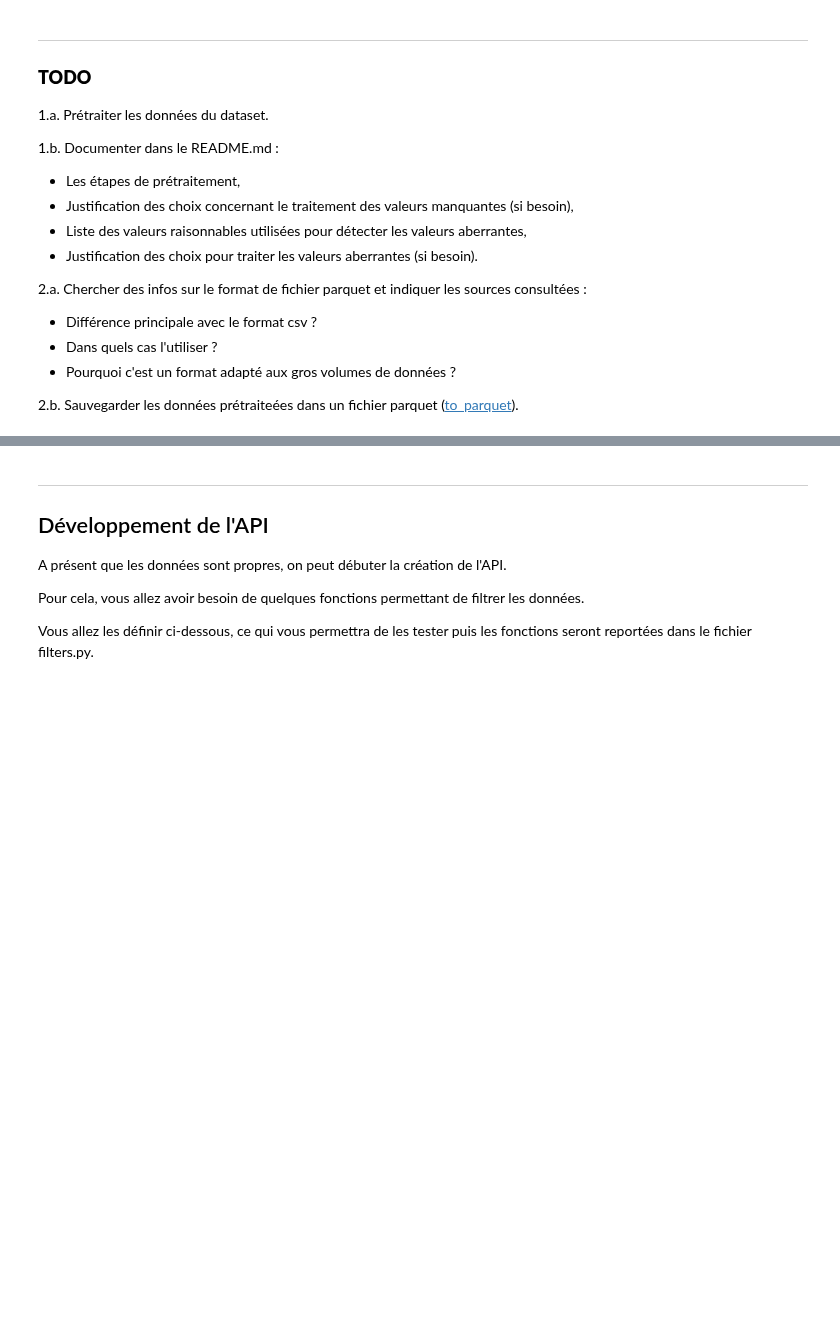
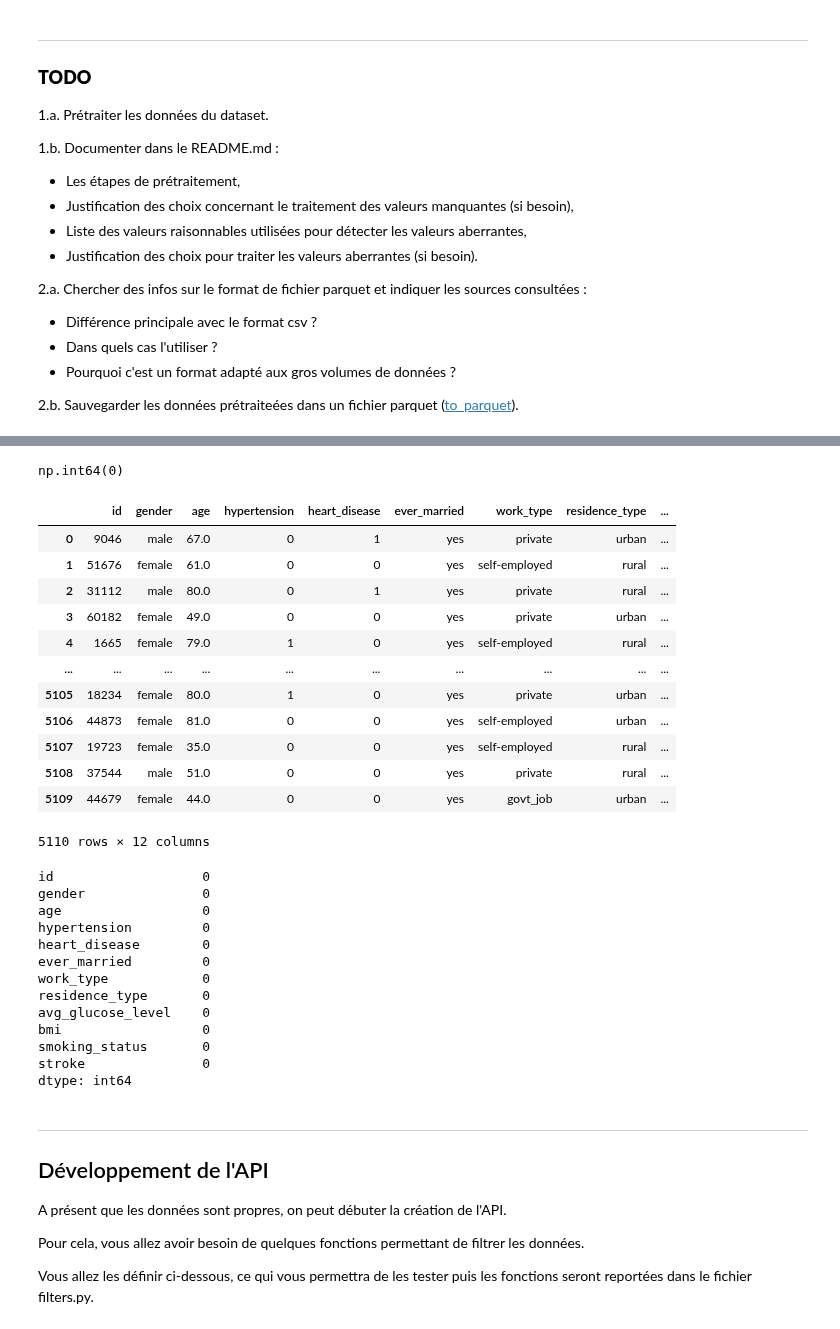
Before and after one commit to 17matb/stroke-api, a Jupyter notebook: stroke_api/API_tuto.ipynb, the cells around one changed output, grey strips where cells are left out. Cells and saved outputs as stored; diff of their text form; code cells hidden in the pictures; blank space fills up the shorter version.

Commit message:
few small changes, filled missing bmi, added filter_patient function

```diff
--- a/stroke_api/API_tuto.ipynb
+++ b/stroke_api/API_tuto.ipynb
@@ -170,3 +171,5 @@ Récupérer toutes les lignes de df telles que la valeur de "nom de colonne" >=
 2.b. Sauvegarder les données prétraiteées dans un fichier parquet ([to_parquet](https://pandas.pydata.org/pandas-docs/stable/reference/api/pandas.DataFrame.to_parquet.html)).
 # %%
 # Prétraitement de données
+data = pd.read_csv('../data/healthcare-dataset-stroke-data.csv')
+data.head()
@@ -172,0 +199,2 @@ Récupérer toutes les lignes de df telles que la valeur de "nom de colonne" >=
+# %%
+data.columns = data.columns.str.lower()
@@ -172,0 +233,8 @@ Récupérer toutes les lignes de df telles que la valeur de "nom de colonne" >=
+# %%
+data['gender'] = data['gender'].apply(lambda x: x.lower())
+data['ever_married'] = data['ever_married'].apply(lambda x: x.lower())
+data['work_type'] = data['work_type'].apply(lambda x: x.lower())
+data['residence_type'] = data['residence_type'].apply(lambda x: x.lower())
+data['smoking_status'] = data['smoking_status'].apply(lambda x: x.lower())
+
+data.head()
@@ -173,3 +248,58 @@ Récupérer toutes les lignes de df telles que la valeur de "nom de colonne" >=
+# %%
+data.duplicated().sum()
+# %% [output]
+np.int64(0)
+# %%
+def fill_bmi(df: pd.DataFrame) -> pd.DataFrame:
+    df = df.copy()
+    df['age_group'] = pd.cut(
+        df['age'],
+        bins=[0, 18, 30, 45, 60, 75, np.inf],
+        labels=['0-18', '18-30', '30-45', '45-60', '60-75', '75+']
+    )
+    df['bmi'] = df.groupby(['age_group', 'gender'], observed=True)['bmi'].transform(
+        lambda bmi_values_of_group: bmi_values_of_group.fillna(bmi_values_of_group.median())
+    )
+
+    # au cas ou un groupe n'a pas de bmi du tout remplir par la mediane globale
+    # df['bmi'] = df['bmi'].fillna(df['bmi'].median())
+
+    # supprimer la colonne age group
+    df = df.drop('age_group', axis=1)
+
+    return df
+
+data_filled = fill_bmi(data)
+display(data_filled)
+
+data_filled.isna().sum()
+# %% [output]
+|  | id | gender | age | hypertension | heart_disease | ever_married | work_type | residence_type | ... |
+| 0 | 9046 | male | 67.0 | 0 | 1 | yes | private | urban | ... |
+| 1 | 51676 | female | 61.0 | 0 | 0 | yes | self-employed | rural | ... |
+| 2 | 31112 | male | 80.0 | 0 | 1 | yes | private | rural | ... |
+| 3 | 60182 | female | 49.0 | 0 | 0 | yes | private | urban | ... |
+| 4 | 1665 | female | 79.0 | 1 | 0 | yes | self-employed | rural | ... |
+| ... | ... | ... | ... | ... | ... | ... | ... | ... | ... |
+| 5105 | 18234 | female | 80.0 | 1 | 0 | yes | private | urban | ... |
+| 5106 | 44873 | female | 81.0 | 0 | 0 | yes | self-employed | urban | ... |
+| 5107 | 19723 | female | 35.0 | 0 | 0 | yes | self-employed | rural | ... |
+| 5108 | 37544 | male | 51.0 | 0 | 0 | yes | private | rural | ... |
+| 5109 | 44679 | female | 44.0 | 0 | 0 | yes | govt_job | urban | ... |
+5110 rows × 12 columns
+id                   0
+gender               0
+age                  0
+hypertension         0
+heart_disease        0
+ever_married         0
+work_type            0
+residence_type       0
+avg_glucose_level    0
+bmi                  0
+smoking_status       0
+stroke               0
+dtype: int64
 # %% [markdown]
 -----
 ## Développement de l'API
```
Also changed, not shown: parts of 10 cells of this notebook, 2 other files.
